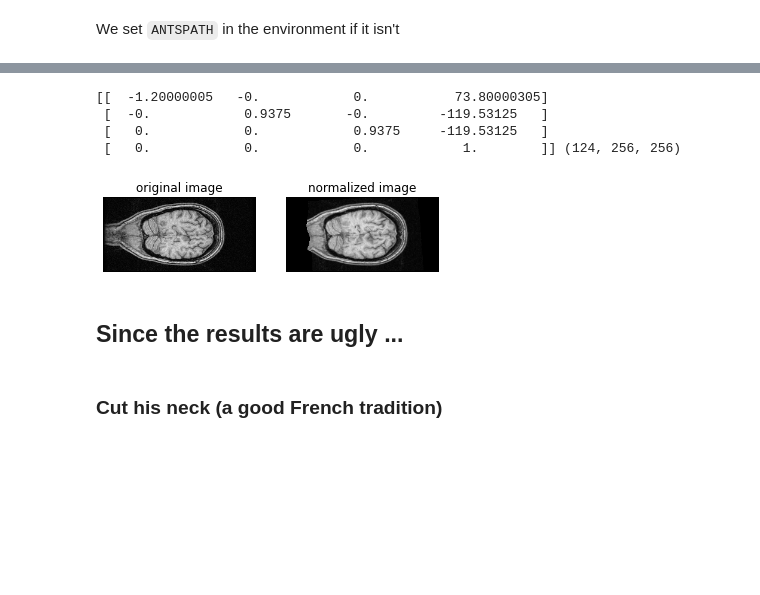
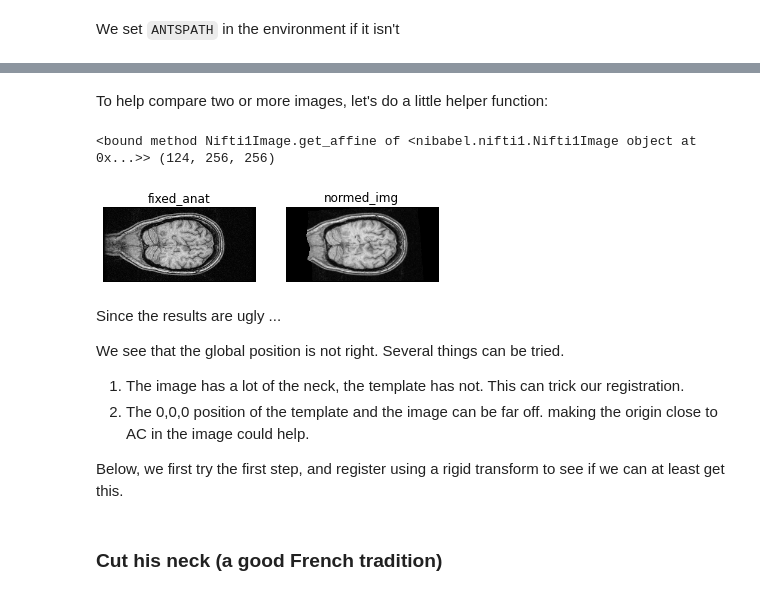
Before and after one commit to practical-neuroimaging/pna-notebooks, a Jupyter notebook: ANTS_normalization.ipynb, the cells around one changed output, grey strips where cells are left out. Saved outputs shown, nothing was run; the diff lists cells and outputs as text; code cells hidden in the pictures; blank space fills up the shorter version.

```diff
--- a/ANTS_normalization.ipynb
+++ b/ANTS_normalization.ipynb
@@ -205,13 +175,9 @@ output direction: 1 0 0
 # %%
+# we use viz from nipy:
 from nipy.labs import viz
 
-MNI_PATH = 'mni_icbm152_nlin_asym_09a'
-mni_fname = os.path.join(MNI_PATH, 'mni_icbm152_t1_tal_nlin_asym_09a.nii')
-mni_img = nib.load(mni_fname)
-
-PNA_PATH = '/home/jb/code/pna-notebooks'
-normed_img_path = os.path.join(PNA_PATH, 'nrmlzd_deformed.nii.gz')
-normed_img = nib.load(normed_img_path)
+normed_img_fname = os.path.join(PNA_PATH, 'nrmlzd_deformed.nii.gz')
+normed_img = nib.load(normed_img_fname)
 
 slicer = viz.plot_anat(normed_img.get_data(), normed_img.get_affine(), dim=.2, black_bg=True)
 slicer.edge_map(mni_img.get_data(), mni_img.get_affine())
@@ -228,20 +187,0 @@ arr.diagonal().copy() or arr[['f0','f1']].copy()).
-# %%
-fig, (ax1, ax2) = plt.subplots(1,2)
-
-ax1.imshow(fixed_anat.get_data()[:, 64, :], cmap="gray")
-ax1.set_title("original image")
-ax1.get_xaxis().set_ticks([])
-ax1.get_yaxis().set_ticks([])
-
-ax2.imshow(normed_img.get_data()[:, 64, :], cmap="gray")
-ax2.set_title("normalized image")
-ax2.get_xaxis().set_ticks([])
-ax2.get_yaxis().set_ticks([])
-
-print normed_img.get_affine, normed_img.shape
-# %% [output]
-[[  -1.20000005   -0.            0.           73.80000305]
- [  -0.            0.9375       -0.         -119.53125   ]
- [   0.            0.            0.9375     -119.53125   ]
- [   0.            0.            0.            1.        ]] (124, 256, 256)
-[figure, removed]
@@ -255,5 +188,38 @@ print normed_img.get_affine, normed_img.shape
-# %% [markdown]
-## Since the results are ugly ...
+# %% [markdown]
+To help compare two or more images, let's do a little helper function:
+# %%
+def show_imgs(Nimg, imgs, pos, titles=None, col="gray", interp="nearest"):
+    """
+    """
+    if (titles is None):
+        titles = ['']*Nimg
+
+    if not isinstance(pos, list):
+        pos = pos*Nimg
+
+    fig, ax = plt.subplots(1,Nimg)
+
+    for ix,im in enumerate(imgs):
+        ax[ix].imshow(im.get_data()[pos[ix]], cmap=col)
+        ax[ix].get_xaxis().set_ticks([])
+        ax[ix].get_yaxis().set_ticks([])
+        ax[ix].set_title(titles[ix])
+# %%
+pos = (slice(None), 64, slice(None))
+show_imgs(2, [fixed_anat, normed_img], pos, ['fixed_anat', 'normed_img'])
+print normed_img.get_affine, normed_img.shape
+# %% [output]
+<bound method Nifti1Image.get_affine of <nibabel.nifti1.Nifti1Image object at 0x...>> (124, 256, 256)
+[figure, added]
+# %% [markdown]
+Since the results are ugly ...
+
+We see that the global position is not right. Several things can be tried.
+
+1. The image has a lot of the neck, the template has not. This can trick our registration.
+2. The 0,0,0 position of the template and the image can be far off. making the origin close to AC in the image could help.
+
+Below, we first try the first step, and register using a rigid transform to see if we can at least get this.
 # %% [markdown]
 ### Cut his neck (a good French tradition)
 # %%
```
Also changed, not shown: parts of 46 cells of this notebook.
